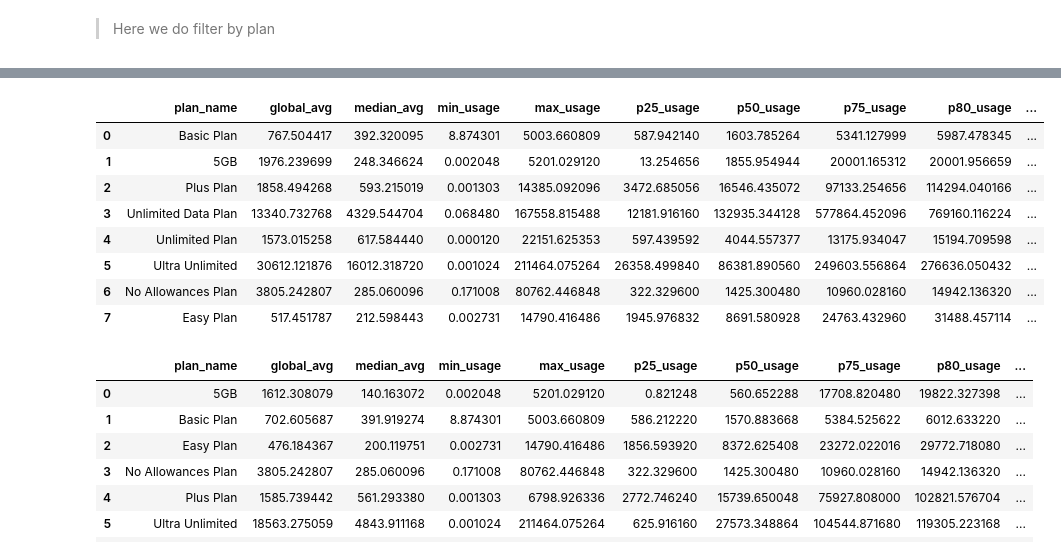
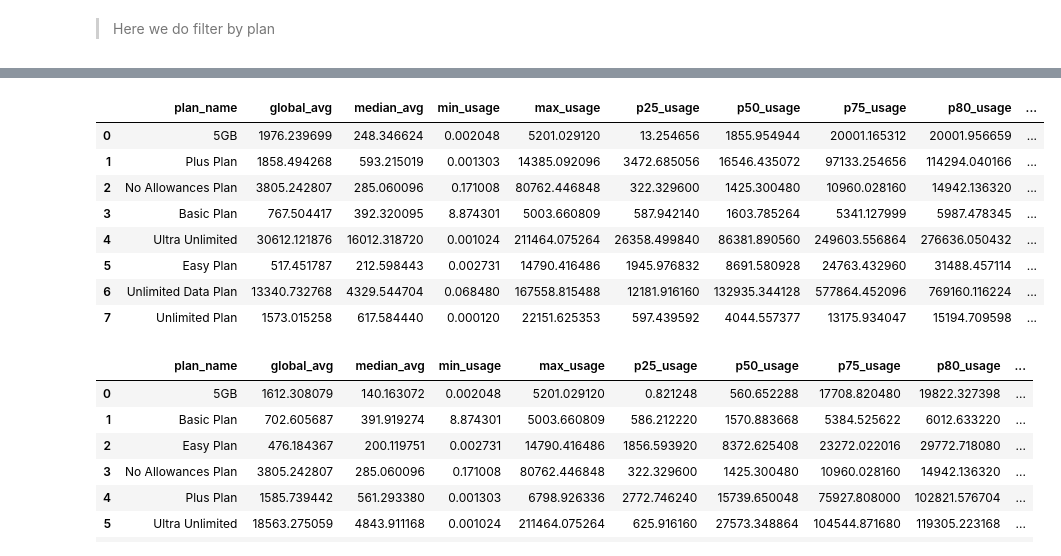
Before and after one commit to Robertoarce/gigs-sql, a Jupyter notebook: analysis.ipynb, the cells around one changed output, grey strips where cells are left out. Drawn from its saved outputs; the diff is of its cells as text; code cells hidden in the pictures.

```diff
--- a/analysis.ipynb
+++ b/analysis.ipynb
@@ -694,44 +693,42 @@ subscription_usage AS (
     on a.plan_id = c.plan_id
     AND a.project_id__hashed = c.project_id__hashed
 
   GROUP BY 1,2,3
   HAVING sum_data_usage > 0
 
 )
 
 
-
 SELECT
  -- dimnensions
  plan_name,
 
  -- calcuations
  sum(sum_data_usage)/sum(count_periods) global_avg,
  median(avg_usage) as median_avg,
  min(avg_usage) as min_usage,
  max(avg_usage) as max_usage,
  PERCENTILE_CONT(0.25) WITHIN GROUP( ORDER BY sum_data_usage) as p25_usage,
  PERCENTILE_CONT(0.50) WITHIN GROUP( ORDER BY sum_data_usage) as p50_usage,
  PERCENTILE_CONT(0.75) WITHIN GROUP( ORDER BY sum_data_usage) as p75_usage,
  PERCENTILE_CONT(0.80) WITHIN GROUP( ORDER BY sum_data_usage) as p80_usage,
  PERCENTILE_CONT(0.95) WITHIN GROUP( ORDER BY sum_data_usage) as p95_usage,
- COUNT(subscription_id) as count_subscriptions,
- COUNT(distinct subscription_id) as count_subscriptions,
+ COUNT(subscription_id) as count_subscriptions
 
 FROM
   subscription_usage
 GROUP BY
   plan_name
 # %% [output]
 |  | plan_name | global_avg | median_avg | min_usage | max_usage | p25_usage | p50_usage | p75_usage | p80_usage | ... |
-| 0 | Basic Plan | 767.504417 | 392.320095 | 8.874301 | 5003.660809 | 587.942140 | 1603.785264 | 5341.127999 | 5987.478345 | ... |
-| 1 | 5GB | 1976.239699 | 248.346624 | 0.002048 | 5201.029120 | 13.254656 | 1855.954944 | 20001.165312 | 20001.956659 | ... |
-| 2 | Plus Plan | 1858.494268 | 593.215019 | 0.001303 | 14385.092096 | 3472.685056 | 16546.435072 | 97133.254656 | 114294.040166 | ... |
-| 3 | Unlimited Data Plan | 13340.732768 | 4329.544704 | 0.068480 | 167558.815488 | 12181.916160 | 132935.344128 | 577864.452096 | 769160.116224 | ... |
-| 4 | Unlimited Plan | 1573.015258 | 617.584440 | 0.000120 | 22151.625353 | 597.439592 | 4044.557377 | 13175.934047 | 15194.709598 | ... |
-| 5 | Ultra Unlimited | 30612.121876 | 16012.318720 | 0.001024 | 211464.075264 | 26358.499840 | 86381.890560 | 249603.556864 | 276636.050432 | ... |
-| 6 | No Allowances Plan | 3805.242807 | 285.060096 | 0.171008 | 80762.446848 | 322.329600 | 1425.300480 | 10960.028160 | 14942.136320 | ... |
-| 7 | Easy Plan | 517.451787 | 212.598443 | 0.002731 | 14790.416486 | 1945.976832 | 8691.580928 | 24763.432960 | 31488.457114 | ... |
+| 0 | 5GB | 1976.239699 | 248.346624 | 0.002048 | 5201.029120 | 13.254656 | 1855.954944 | 20001.165312 | 20001.956659 | ... |
+| 1 | Plus Plan | 1858.494268 | 593.215019 | 0.001303 | 14385.092096 | 3472.685056 | 16546.435072 | 97133.254656 | 114294.040166 | ... |
+| 2 | No Allowances Plan | 3805.242807 | 285.060096 | 0.171008 | 80762.446848 | 322.329600 | 1425.300480 | 10960.028160 | 14942.136320 | ... |
+| 3 | Basic Plan | 767.504417 | 392.320095 | 8.874301 | 5003.660809 | 587.942140 | 1603.785264 | 5341.127999 | 5987.478345 | ... |
+| 4 | Ultra Unlimited | 30612.121876 | 16012.318720 | 0.001024 | 211464.075264 | 26358.499840 | 86381.890560 | 249603.556864 | 276636.050432 | ... |
+| 5 | Easy Plan | 517.451787 | 212.598443 | 0.002731 | 14790.416486 | 1945.976832 | 8691.580928 | 24763.432960 | 31488.457114 | ... |
+| 6 | Unlimited Data Plan | 13340.732768 | 4329.544704 | 0.068480 | 167558.815488 | 12181.916160 | 132935.344128 | 577864.452096 | 769160.116224 | ... |
+| 7 | Unlimited Plan | 1573.015258 | 617.584440 | 0.000120 | 22151.625353 | 597.439592 | 4044.557377 | 13175.934047 | 15194.709598 | ... |
 # %%
 valid_subscriptions = (
     df.groupby(['subscription_id', 'plan_id'])
```
Also changed, not shown: parts of 15 cells of this notebook.
